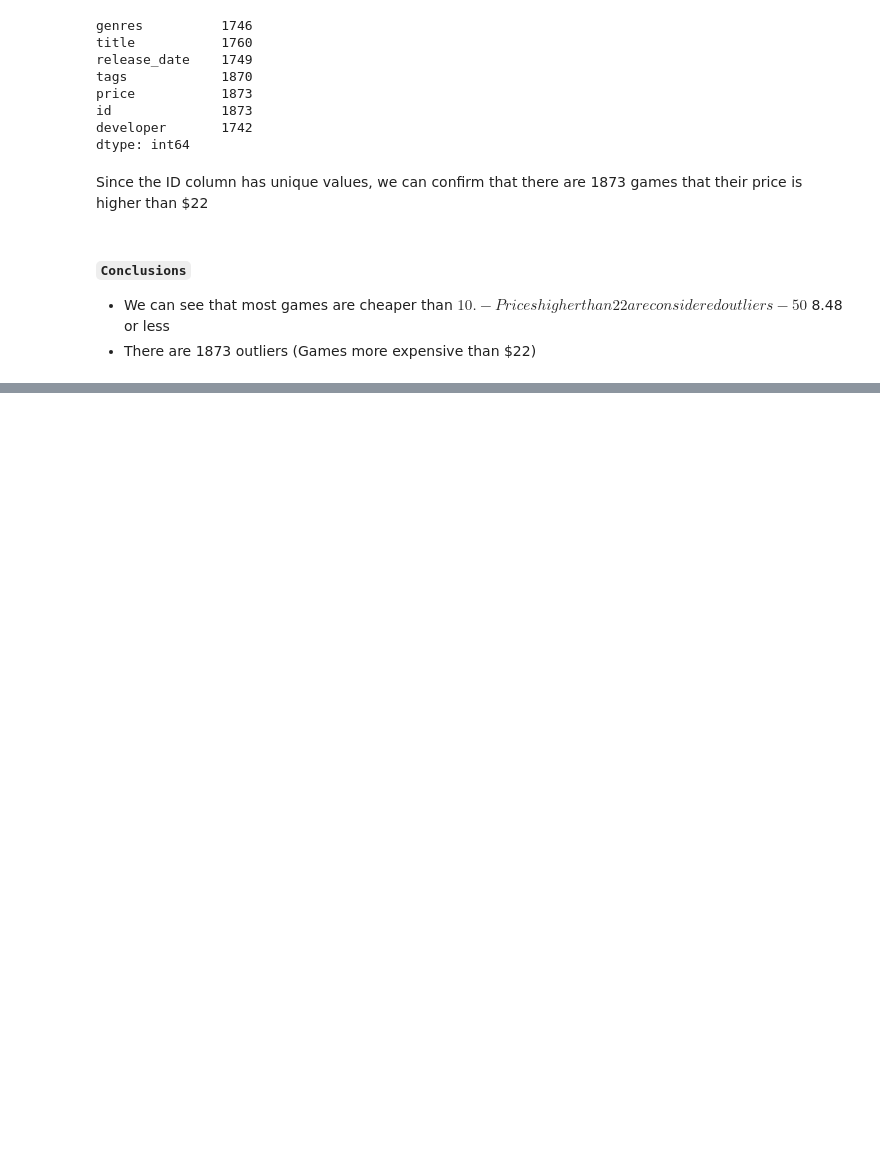
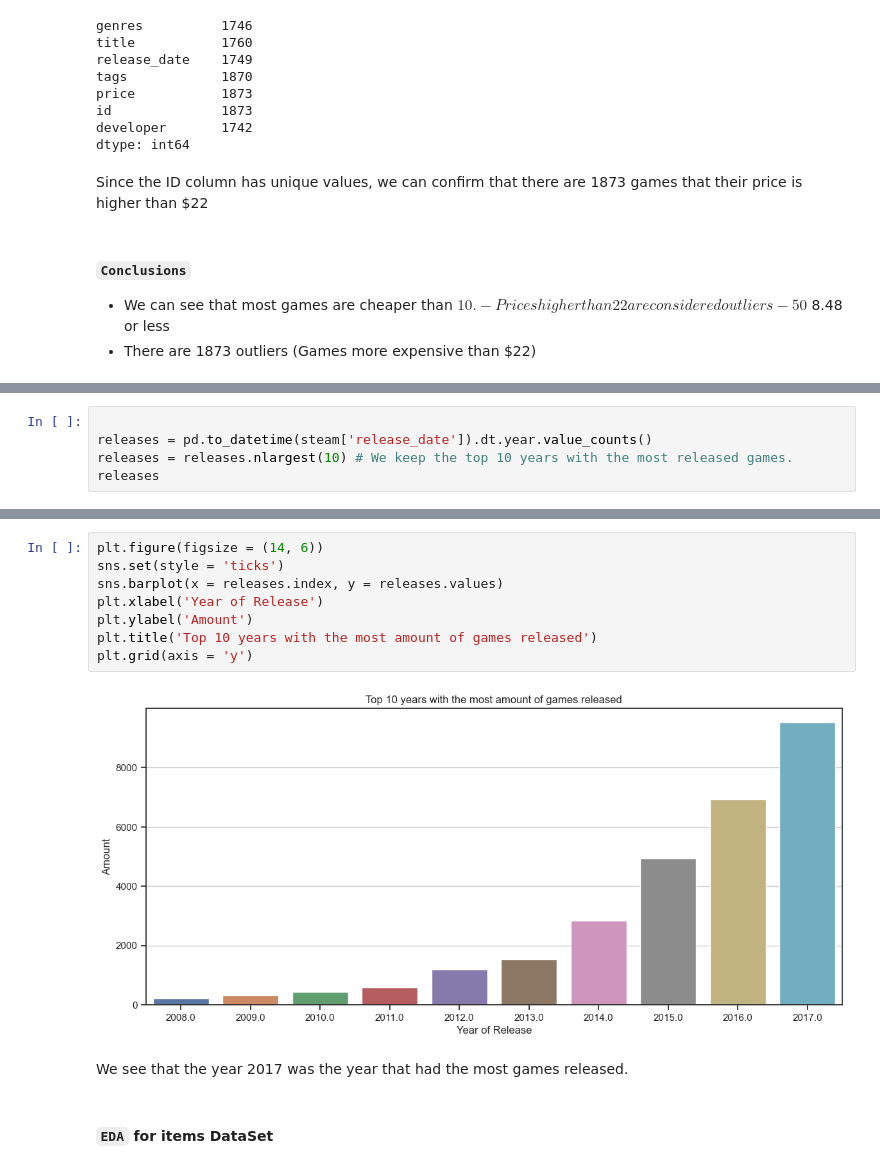
Before and after one commit to PatoMarzi/Steam_ML, a Jupyter notebook: EDA.ipynb, the cells around one changed output, grey strips where cells are left out. Drawn from its saved outputs; the diff is of its cells as text; blank space fills up the shorter version.

Commit message:
items EDA

```diff
--- a/EDA.ipynb
+++ b/EDA.ipynb
@@ -120,0 +123,5 @@ Since the ID column has unique values, we can confirm that there are 1873 games
+# %%
+
+releases = pd.to_datetime(steam['release_date']).dt.year.value_counts()
+releases = releases.nlargest(10) # We keep the top 10 years with the most released games.
+releases
@@ -120,0 +141,14 @@ Since the ID column has unique values, we can confirm that there are 1873 games
+# %%
+plt.figure(figsize = (14, 6))
+sns.set(style = 'ticks')
+sns.barplot(x = releases.index, y = releases.values)
+plt.xlabel('Year of Release')
+plt.ylabel('Amount')
+plt.title('Top 10 years with the most amount of games released')
+plt.grid(axis = 'y')
+# %% [output]
+[figure, added]
+# %% [markdown]
+We see that the year 2017 was the year that had the most games released.
+# %% [markdown]
+#### `EDA` for items DataSet
```
Also changed, not shown: parts of 13 cells of this notebook.
